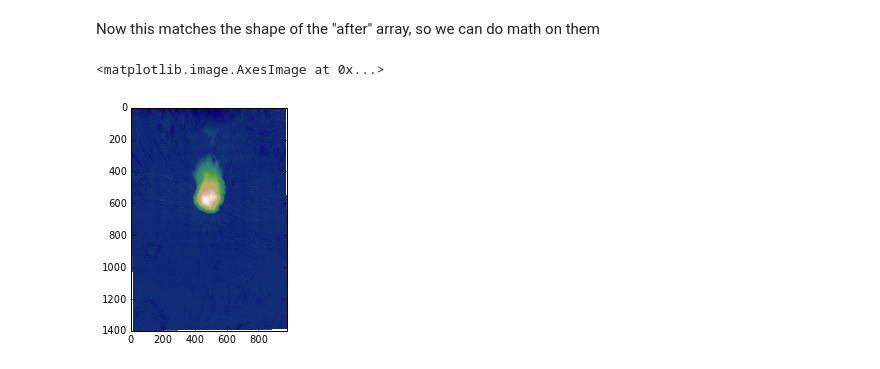
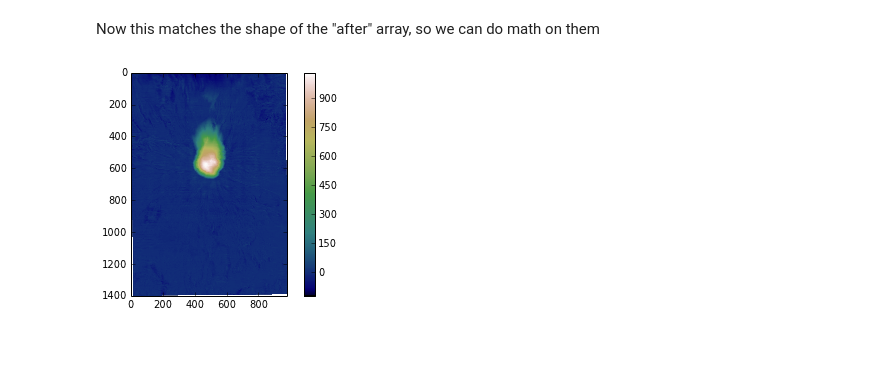
Before and after one commit to agilescientific/notebooks, a Jupyter notebook: Mt_St-Helens.ipynb, the cells around one changed output. Saved outputs shown, nothing was run; the diff lists cells and outputs as text; code cells hidden in the pictures.

```diff
--- a/Mt_St-Helens.ipynb
+++ b/Mt_St-Helens.ipynb
@@ -136,11 +130,12 @@ The "after" data remains unchanged
 Now this matches the shape of the "after" array, so we can do math on them
 # %%
 difference = before_re - after_re
-# %%
-imshow(difference, cmap=cm.gist_earth)
-# %% [output]
-<matplotlib.image.AxesImage at 0x...>
-[figure, removed]
+# %%
+plt.imshow(difference, cmap='gist_earth')
+plt.colorbar()
+plt.show()
+# %% [output]
+[figure, added]
 # %%
 x = np.arange(difference.shape[1])
 y = np.arange(difference.shape[0])
```
Also changed, not shown: parts of 6 cells of this notebook.
